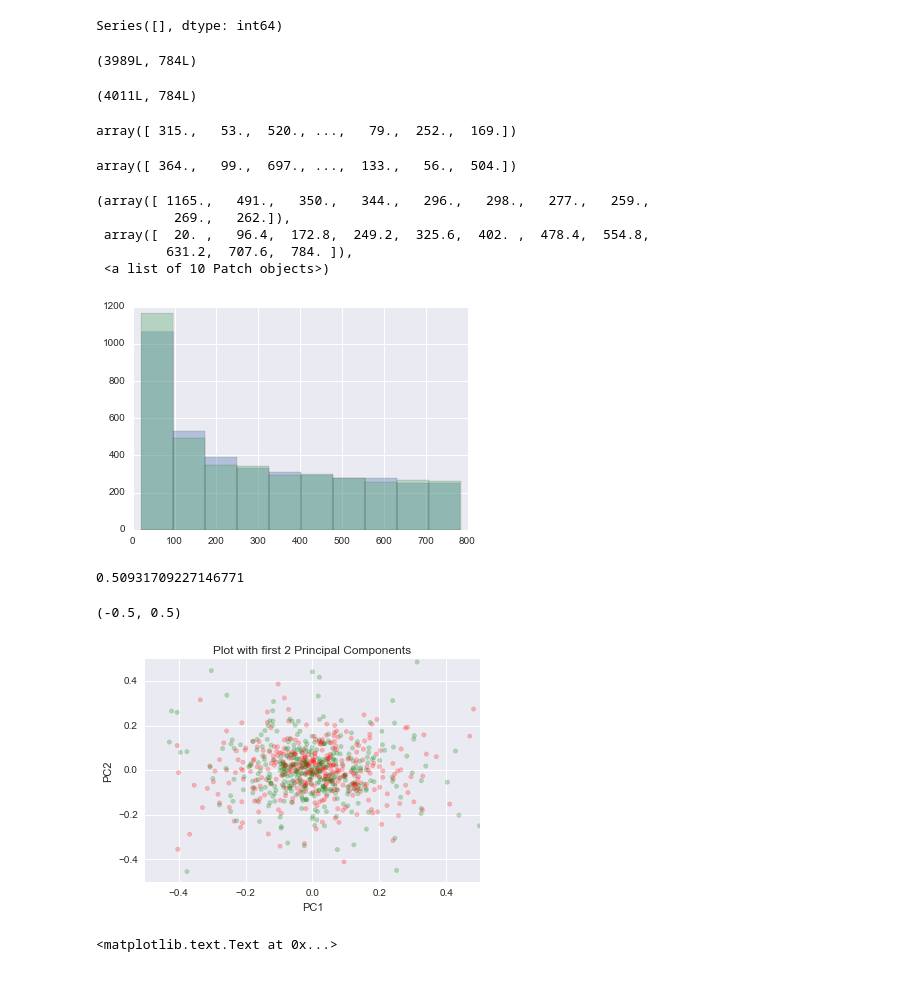
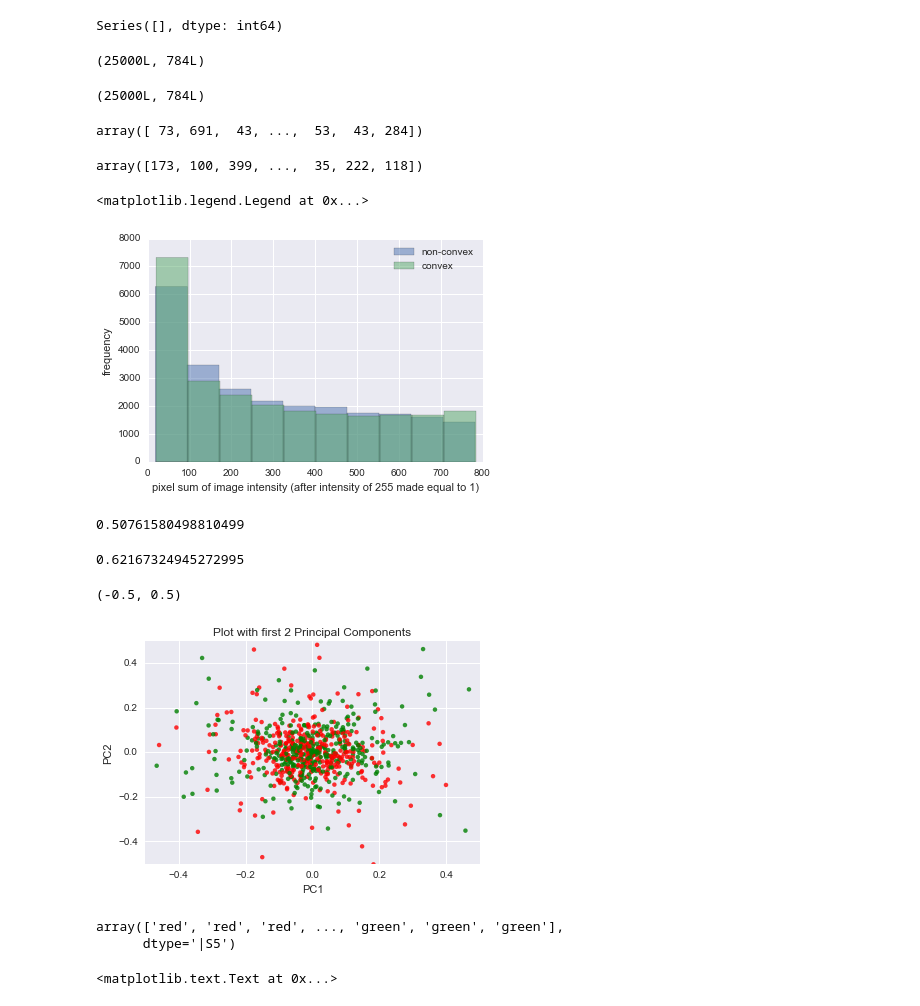
Before and after one commit to ysriram1/SVM-Convex-Images, a Jupyter notebook: script.ipynb, the cells around one changed output. Cells and saved outputs as stored; diff of their text form; code cells hidden in the pictures.

```diff
--- a/script.ipynb
+++ b/script.ipynb
@@ -11,8 +11,8 @@ seed = 99
 #os.chdir('/Users/Sriram/Desktop/DePaul/Q5/CSC529/SVM-Convex-Images')
 os.chdir('C:\\Users\\SYARLAG1\\Desktop\\SVM-Convex-Images')
 # %%
-train = np.genfromtxt('convex_train.amat')
-test = np.genfromtxt('convex_test.amat')
+train = np.genfromtxt('convex_train.amat', dtype='b')
+test = np.genfromtxt('convex_test.amat', dtype='b')
 # %% [markdown]
 ### Data Preprocessing and Exploration
 
@@ -56,29 +60,28 @@ X_1 = X[Y==1] # subset to convex
 # %%
 X_0.shape
 # %% [output]
-(3989L, 784L)
+(25000L, 784L)
 # %%
 X_1.shape
 # %% [output]
-(4011L, 784L)
+(25000L, 784L)
 # %%
 X_0.sum(1)
 # %% [output]
-array([ 315.,   53.,  520., ...,   79.,  252.,  169.])
+array([ 73, 691,  43, ...,  53,  43, 284])
 # %%
 X_1.sum(1)
 # %% [output]
-array([ 364.,   99.,  697., ...,  133.,   56.,  504.])
+array([173, 100, 399, ...,  35, 222, 118])
 # %%
-plt.hist(X_0.sum(1), alpha = 0.35)
-plt.hist(X_1.sum(1), alpha = 0.35)
+plt.hist(X_0.sum(1), alpha = 0.5, label='non-convex')
+plt.hist(X_1.sum(1), alpha = 0.5, label='convex')
+plt.xlabel('pixel sum of image intensity (after intensity of 255 made equal to 1)')
+plt.ylabel('frequency')
+plt.legend()
 # %% [output]
-(array([ 1165.,   491.,   350.,   344.,   296.,   298.,   277.,   259.,
-          269.,   262.]),
- array([  20. ,   96.4,  172.8,  249.2,  325.6,  402. ,  478.4,  554.8,
-         631.2,  707.6,  784. ]),
- <a list of 10 Patch objects>)
+<matplotlib.legend.Legend at 0x...>
-[figure, old version]
+[figure, new version]
 # %%
 # visulize the datapoints using PCA
 from sklearn.decomposition import PCA
@@ -88,21 +91,31 @@ pca_X = pca.transform(X)
 # variance explaied by first two components
 sum(pca.explained_variance_ratio_[:2])
 # %% [output]
-0.50931709227146771
+0.50761580498810499
+# %%
+sum(pca.explained_variance_ratio_[:3])
+# %% [output]
+0.62167324945272995
 # %%
 # plotting to see how the results look
-colors = ['red' if x == 1 else 'green' for x in list(Y)]
-plt.scatter(pca_X[0], pca_X[1], color=colors, alpha=0.25) # low alpha helps viz the density
+colors = np.array(['red' if x == 1 else 'green' for x in list(Y_test)])
+sns.regplot(pca_X[0], pca_X[1], fit_reg=False, scatter_kws={'c':colors}) # low alpha helps viz the density
 plt.xlabel('PC1')
 plt.ylabel('PC2')
 plt.title('Plot with first 2 Principal Components')
+plt.legend()
 
 # zooming in to avoid outliers
 plt.xlim([-0.5,0.5])
 plt.ylim([-0.5,0.5])
 # %% [output]
 (-0.5, 0.5)
-[figure, old version]
+[figure, new version]
+# %%
+colors
+# %% [output]
+array(['red', 'red', 'red', ..., 'green', 'green', 'green'],
+      dtype='|S5')
 # %%
 from sklearn.discriminant_analysis import LinearDiscriminantAnalysis
 
```
Also changed, not shown: parts of 12 cells of this notebook.
